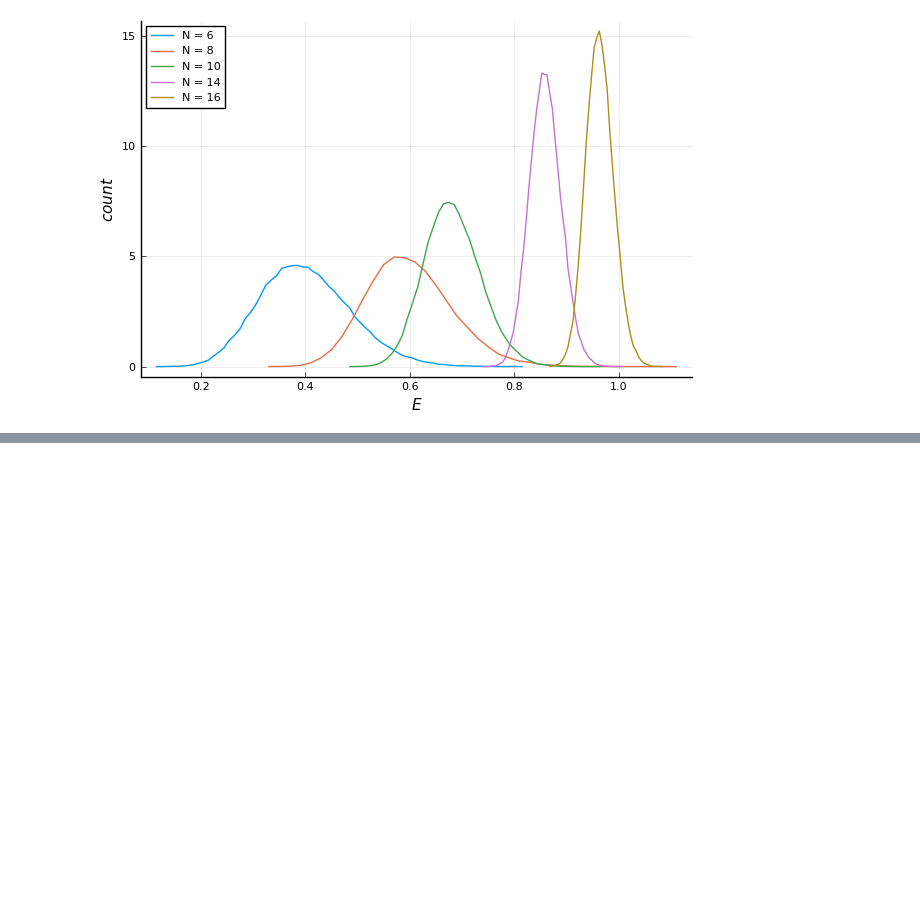
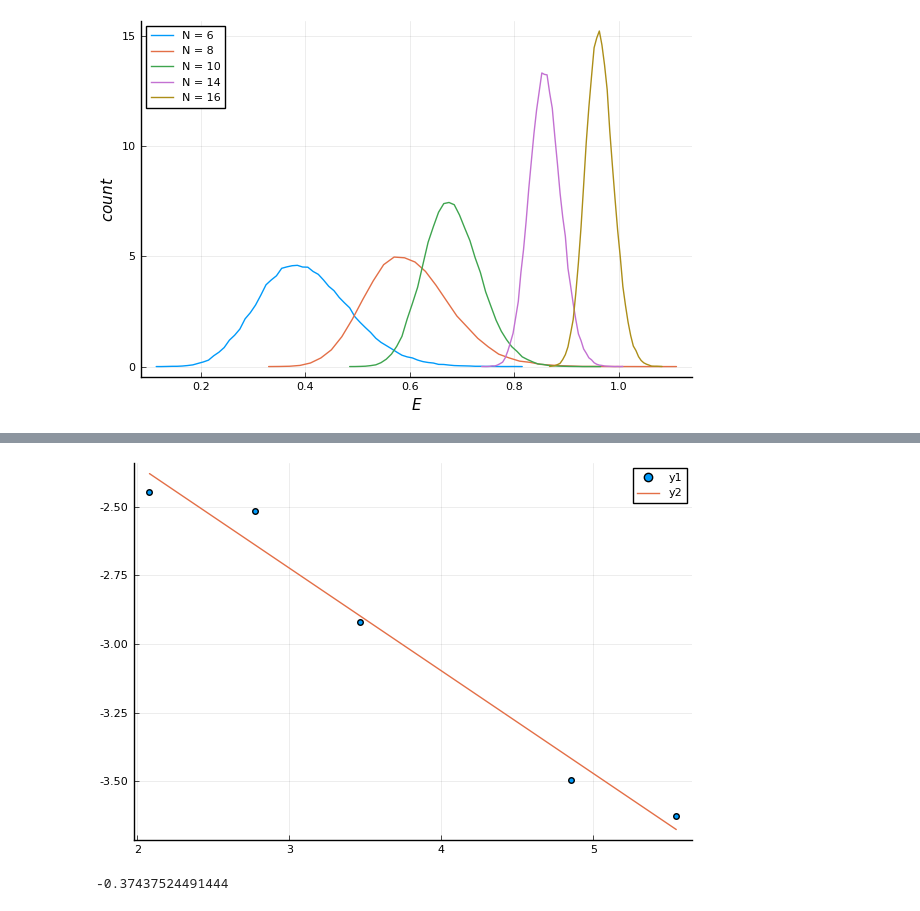
Before and after one commit to lololobo93/SYK.jl, a Jupyter notebook: SYK_plots.ipynb, the cells around one changed output, grey strips where cells are left out. Cells and saved outputs as stored; diff of their text form; code cells hidden in the pictures; blank space fills up the shorter version.

```diff
--- a/SYK_plots.ipynb
+++ b/SYK_plots.ipynb
@@ -168,0 +174,13 @@ scatter(N_array, s_array)
+# %%
+@. modelLin(x, p) = p[1] + p[2]*x
+fitstd = curve_fit(modelLin, log.(2 .^ (N_array ./ 2)), log.(s_array), [1.0, 1.0])
+fit_coefstd = coef(fitstd);
+scatter(log.(2 .^ (N_array ./ 2)), log.(s_array))
+plot!(log.(2 .^ (N_array ./ 2)),
+        fit_coefstd[1] .+ fit_coefstd[2] .* log.(2 .^ (N_array ./ 2)))
+# %% [output]
+[figure, added]
+# %%
+fit_coefstd[2]
+# %% [output]
+-0.37437524491444
```
Also changed, not shown: parts of 5 cells of this notebook.
